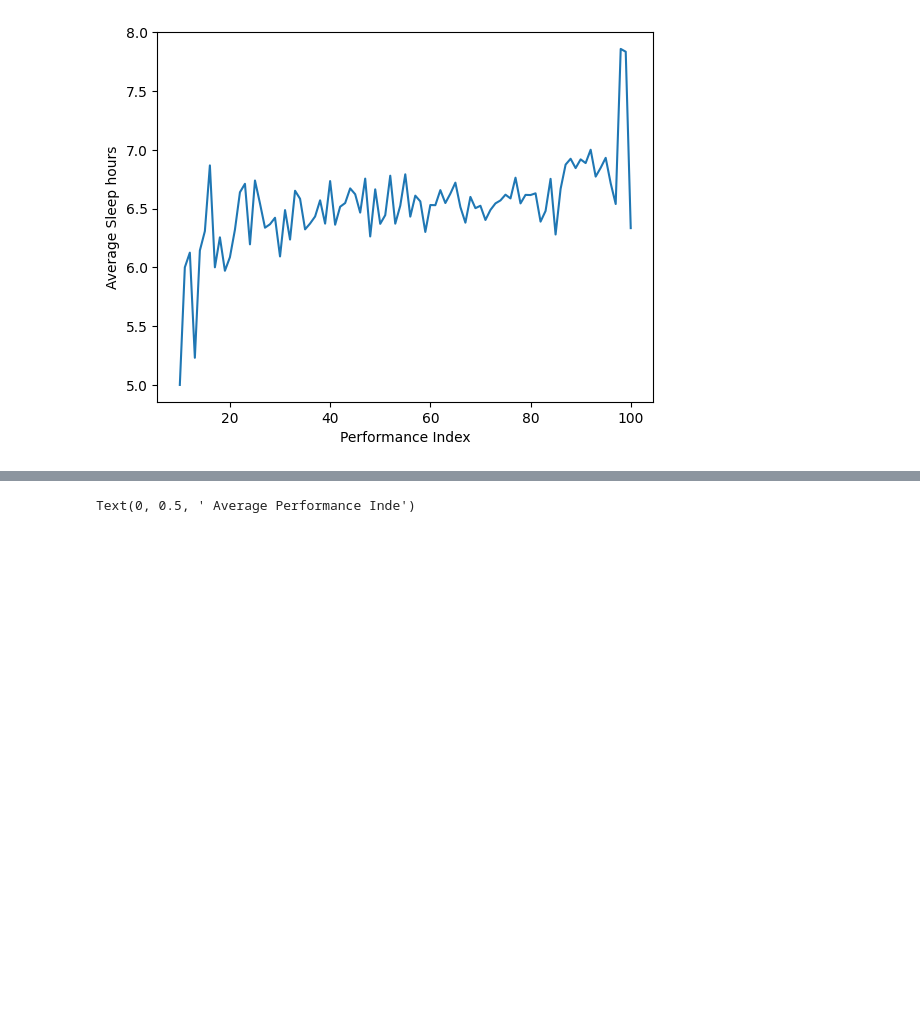
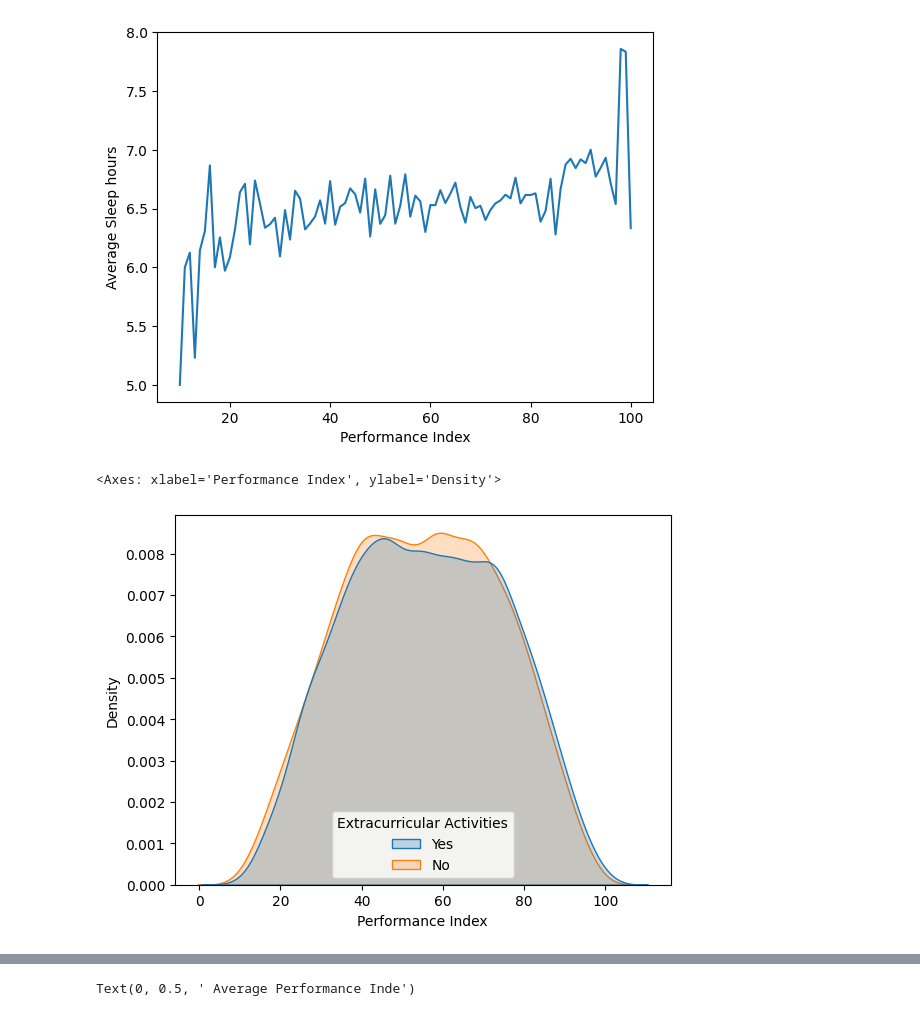
Before and after one commit to techcsispit/Student-Performance, a Jupyter notebook: Student performance.ipynb, the cells around one changed output, grey strips where cells are left out. Saved outputs shown, nothing was run; the diff lists cells and outputs as text; code cells hidden in the pictures; blank space fills up the shorter version.

```diff
--- a/Student performance.ipynb
+++ b/Student performance.ipynb
@@ -47,3 +47,11 @@ plt.xlabel("Performance Index")
 # %% [output]
 Text(0.5, 0, 'Performance Index')
 [figure]
+# %%
+sns.kdeplot(data=df, x="Performance Index", hue="Extracurricular Activities", fill=True)
+# max students have performance index between 30 to 70
+#and the students with extra cirricular are more than without in toppers
+#while in range of max density where perfomance is between 40 to 70 have no extraciriccular activity but still score is medium
+# %% [output]
+<Axes: xlabel='Performance Index', ylabel='Density'>
+[figure, added]
```
Also changed, not shown: parts of 8 cells of this notebook.
